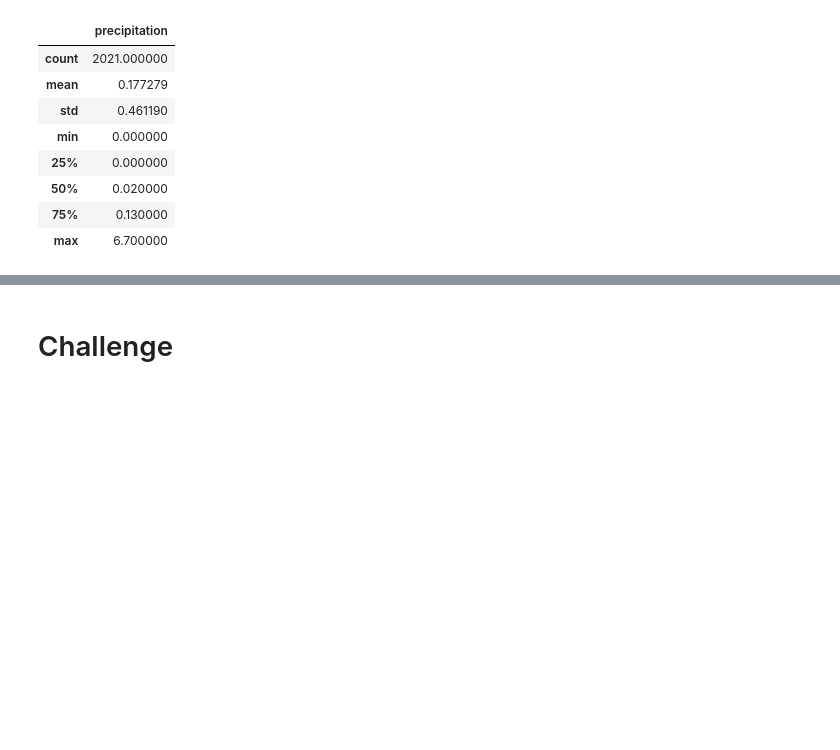
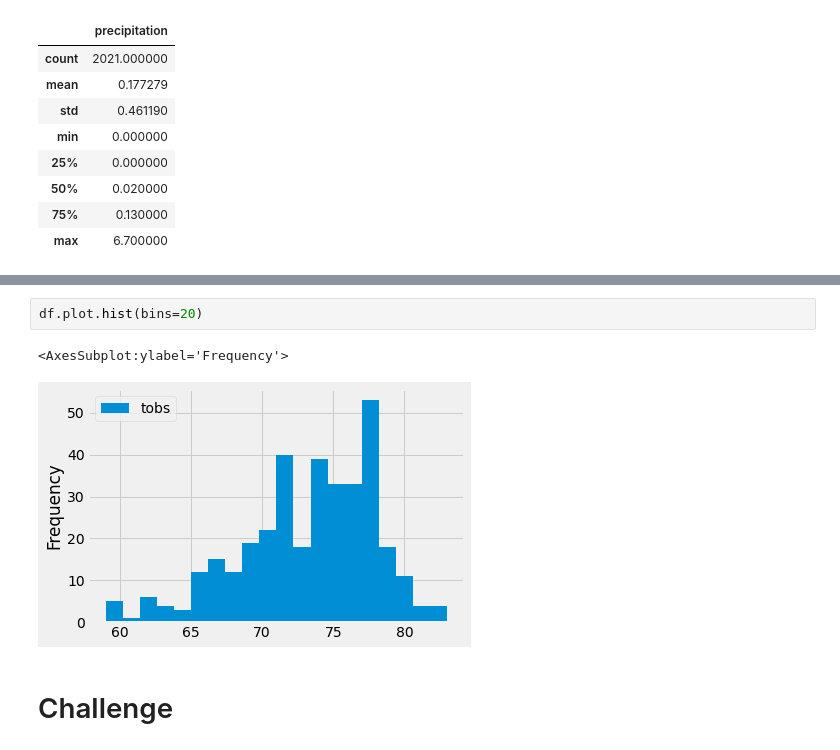
Before and after one commit to HollyESmith/surfs_up, a Jupyter notebook: climate_analysis.ipynb, the cells around one changed output, grey strips where cells are left out. Saved outputs shown, nothing was run; the diff lists cells and outputs as text; blank space fills up the shorter version.

```diff
--- a/climate_analysis.ipynb
+++ b/climate_analysis.ipynb
@@ -103,2 +179,7 @@ df.describe()
+# %%
+df.plot.hist(bins=20)
+# %% [output]
+<AxesSubplot:ylabel='Frequency'>
+[figure, added]
 # %% [markdown]
 # Challenge
```
Also changed, not shown: parts of 8 cells of this notebook.
